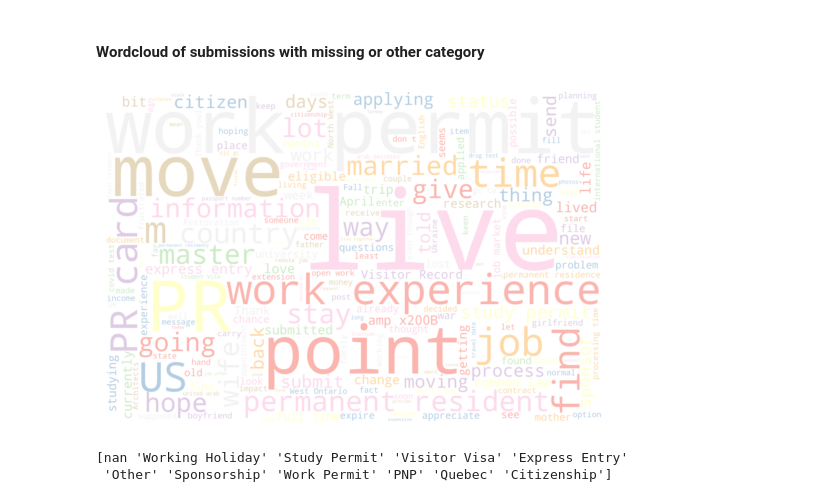
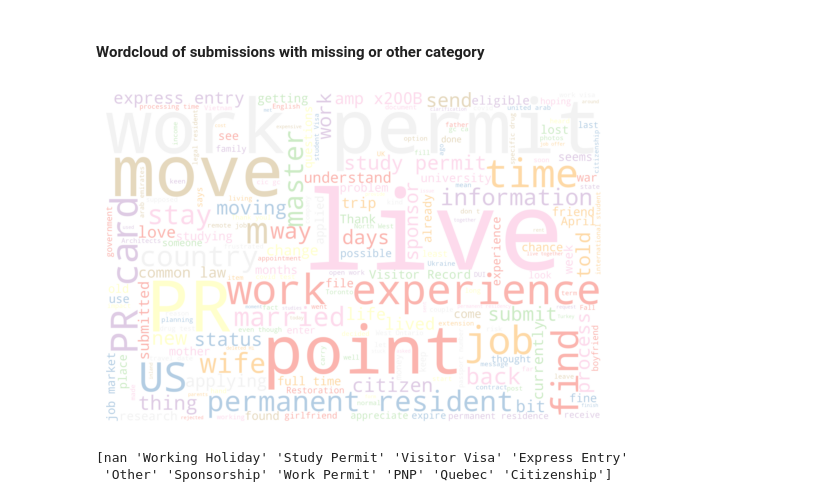
Before and after one commit to ngocmphan/reddit_immigration, a Jupyter notebook: Immigration_Canada_Analysis.ipynb, the cells around one changed output. Saved outputs shown, nothing was run; the diff lists cells and outputs as text; code cells hidden in the pictures.

```diff
--- a/Immigration_Canada_Analysis.ipynb
+++ b/Immigration_Canada_Analysis.ipynb
@@ -170,17 +170,17 @@ df_all_missing_other = df_all_analysis[mask]
 text_missing_other = "".join(i for i in df_all_missing_other['selftext'])
 # %%
 # Create wordcloud
-custom_stop_words_other = ['question', 'really', 'go','years', 'trying', 'advice','anything','take', 'day', 'much', 'think', 'one', 'sure', 'wondering', 'seem', 'ask', 'September', 'make', 'S', 'thinking', 'Canadian']
+custom_stop_words_other = ['question', 'really', 'go','years', 'trying', 'advice','anything','take', 'day', 'much', 'think', 'one', 'sure', 'wondering', 'seem', 'ask', 'September', 'make', 'S', 'thinking', 'Canadian', 'going', 'lot', 'hope', 'give']
 stopwords = stopwords + custom_stop_words_other
 
 wordcloud_missing_other = WordCloud(width=3000, height=2000, random_state=1, background_color='white', colormap='Pastel1', stopwords=stopwords).generate(text_missing_other)
 
 # Display wordcloud
 plt.imshow(wordcloud_missing_other, interpolation='bilinear')
 plt.axis('off')
 plt.show()
 # %% [output]
-[figure, old version]
+[figure, new version]
 # %%
 # Categories available
 all_categories = df_all_analysis['link_flair_text'].unique()
```
Also changed, not shown: parts of 9 cells of this notebook.
